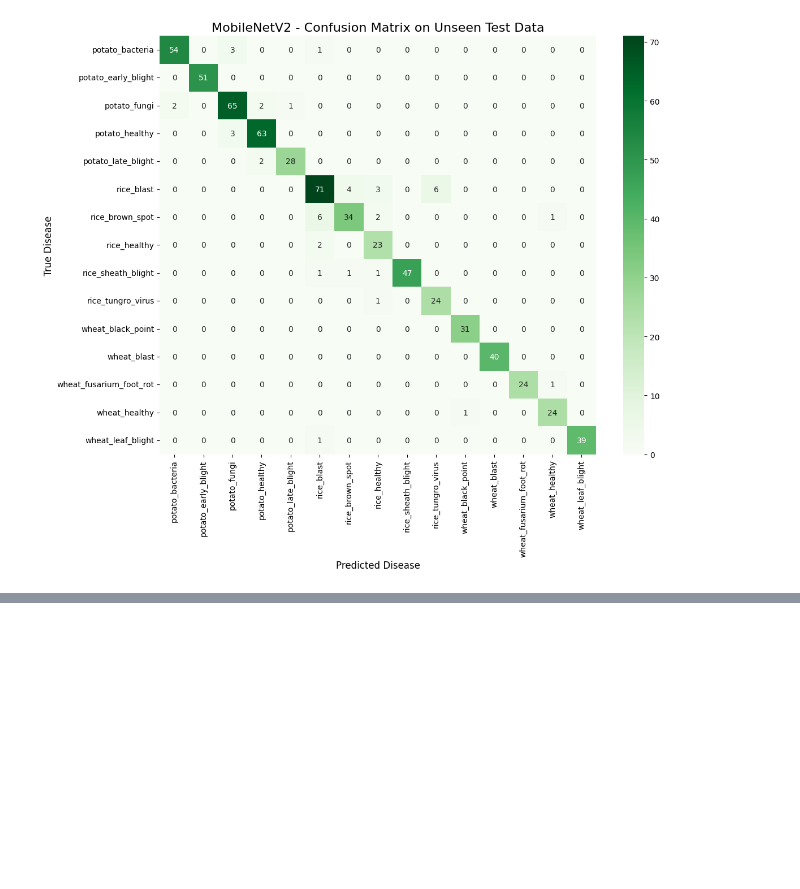
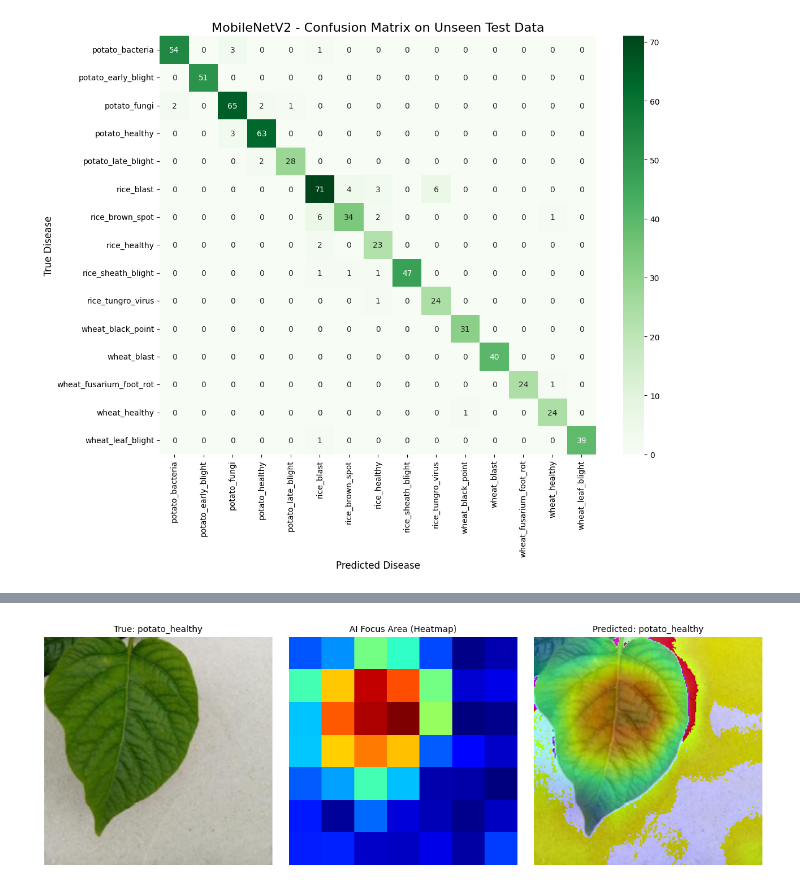
Before and after one commit to shihabpk99/AI-Powered-Crop-Disease-Detection-System, a Jupyter notebook: 2nd_atp.ipynb, the cells around one changed output, grey strips where cells are left out. Drawn from its saved outputs; the diff is of its cells as text; code cells hidden in the pictures; blank space fills up the shorter version.

```diff
--- a/2nd_atp.ipynb
+++ b/2nd_atp.ipynb
@@ -859,0 +940,94 @@ Found 663 images belonging to 15 classes.
+# %%
+import tensorflow as tf
+import numpy as np
+import matplotlib.pyplot as plt
+import cv2
+import os
+import random
+
+print("🔬 Initializing XAI (Explainable AI) with Grad-CAM...")
+
+# 1. Load your best MobileNetV2 model
+# We must re-build the structure and load the weights since we saved .h5
+from tensorflow.keras.applications import MobileNetV2
+from tensorflow.keras.layers import Dense, GlobalAveragePooling2D, BatchNormalization, Dropout
+from tensorflow.keras.models import Model
+
+base_model = MobileNetV2(weights=None, include_top=False, input_shape=(224, 224, 3))
+x = base_model.output
+x = GlobalAveragePooling2D()(x)
+x = BatchNormalization()(x)
+x = Dense(256, activation='relu')(x)
+x = Dropout(0.4)(x)
+predictions = Dense(15, activation='softmax')(x)
+model = Model(inputs=base_model.input, outputs=predictions)
+
+# Load the winning weights
+model.load_weights(r"D:\00_Thesis_Split\MobileNetV2_FineTuned_Weights.h5")
+
+# 2. Find the last convolutional layer in MobileNetV2
+# This layer holds the spatial data (the "where" it's looking)
+last_conv_layer_name = "out_relu"
+grad_model = tf.keras.models.Model(
+    [model.inputs],
+    [model.get_layer(last_conv_layer_name).output, model.output]
+)
+
+# 3. Pick a random test image (Let's look for a disease)
+test_dir = r"D:\00_Thesis_Split\test"
+classes = sorted(os.listdir(test_dir))
+random_class = random.choice(classes)
+class_path = os.path.join(test_dir, random_class)
+random_image_name = random.choice(os.listdir(class_path))
+img_path = os.path.join(class_path, random_image_name)
+
+# 4. Prepare the image
+img = tf.keras.preprocessing.image.load_img(img_path, target_size=(224, 224))
+img_array = tf.keras.preprocessing.image.img_to_array(img)
+img_array = np.expand_dims(img_array, axis=0) / 255.0 # Remember to rescale!
+
+# 5. Generate the Grad-CAM Heatmap
+with tf.GradientTape() as tape:
+    last_conv_layer_output, preds = grad_model(img_array)
+    pred_index = tf.argmax(preds[0])
+    class_channel = preds[:, pred_index]
+
+# Calculate gradients
+grads = tape.gradient(class_channel, last_conv_layer_output)
+pooled_grads = tf.reduce_mean(grads, axis=(0, 1, 2))
+last_conv_layer_output = last_conv_layer_output[0]
+heatmap = last_conv_layer_output @ pooled_grads[..., tf.newaxis]
+heatmap = tf.squeeze(heatmap)
+heatmap = tf.maximum(heatmap, 0) / tf.math.reduce_max(heatmap)
+heatmap = heatmap.numpy()
+
+# 6. Overlay the heatmap on the original image
+img_cv2 = cv2.imread(img_path)
+img_cv2 = cv2.resize(img_cv2, (224, 224))
+heatmap_resized = cv2.resize(heatmap, (img_cv2.shape[1], img_cv2.shape[0]))
+heatmap_resized = np.uint8(255 * heatmap_resized)
+heatmap_colored = cv2.applyColorMap(heatmap_resized, cv2.COLORMAP_JET)
+superimposed_img = heatmap_colored * 0.4 + img_cv2
+
+# 7. Display the Results
+predicted_class_name = classes[pred_index.numpy()]
+
+plt.figure(figsize=(12, 4))
+plt.subplot(1, 3, 1)
+plt.imshow(cv2.cvtColor(img_cv2, cv2.COLOR_BGR2RGB))
+plt.title(f"True: {random_class}", fontsize=10)
+plt.axis('off')
+
+plt.subplot(1, 3, 2)
+plt.imshow(heatmap, cmap='jet')
+plt.title("AI Focus Area (Heatmap)", fontsize=10)
+plt.axis('off')
+
+plt.subplot(1, 3, 3)
+plt.imshow(superimposed_img.astype('uint8')[..., ::-1])
+plt.title(f"Predicted: {predicted_class_name}", fontsize=10)
+plt.axis('off')
+
+plt.tight_layout()
+plt.show()
+# %% [output]
@@ -859,0 +1035 @@ Found 663 images belonging to 15 classes.
+[figure, added]
```
Also changed, not shown: parts of 3 cells of this notebook.
